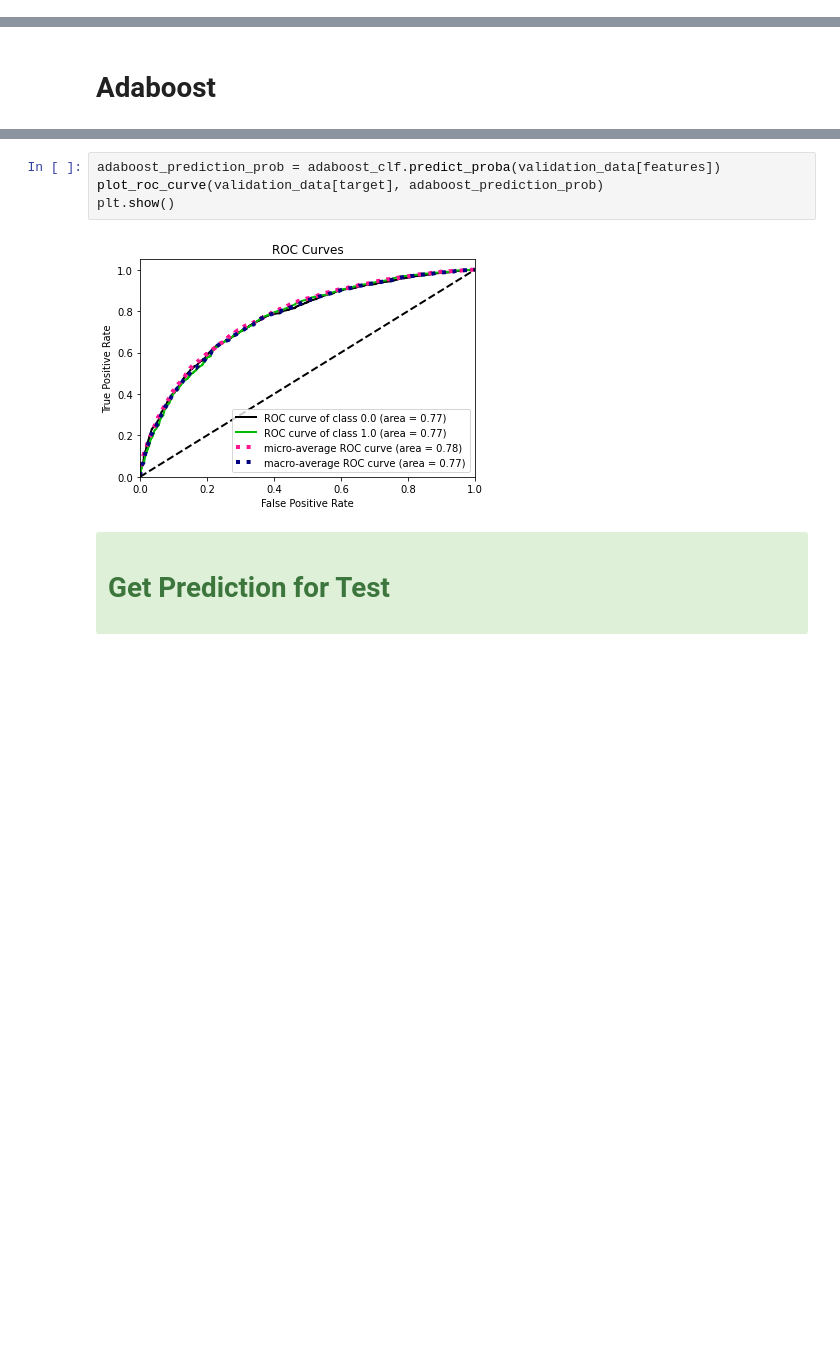
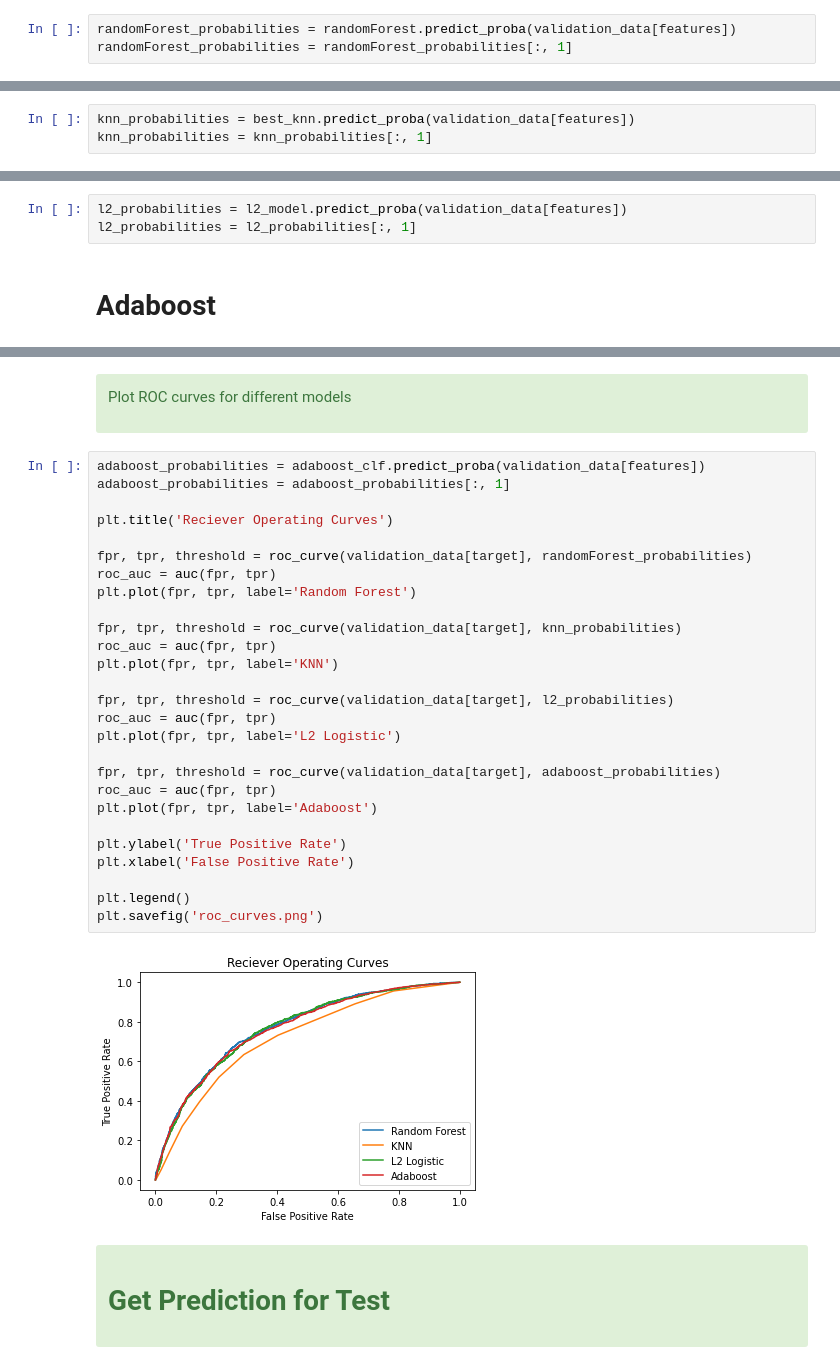
Before and after one commit to beirern/Rain-HW, a Jupyter notebook: _rain.ipynb, the cells around one changed output, grey strips where cells are left out. Cells and saved outputs as stored; diff of their text form; blank space fills up the shorter version.

```diff
--- a/_rain.ipynb
+++ b/_rain.ipynb
@@ -152,3 +145,6 @@ plt.show()
+# %%
+randomForest_probabilities = randomForest.predict_proba(validation_data[features])
+randomForest_probabilities = randomForest_probabilities[:, 1]
 # %% [markdown]
 <div class="alert alert-block alert-success">
 <h1>KNearestNeighbor</h1>
@@ -210,3 +200,6 @@ plt.show()
+# %%
+knn_probabilities = best_knn.predict_proba(validation_data[features])
+knn_probabilities = knn_probabilities[:, 1]
 # %% [markdown]
 <div class="alert alert-block alert-success">
 <h1>Logistic Regression</h1>
@@ -329,2 +272,5 @@ plt.show()
+# %%
+l2_probabilities = l2_model.predict_proba(validation_data[features])
+l2_probabilities = l2_probabilities[:, 1]
 # %% [markdown]
 # Adaboost
@@ -339,9 +289,36 @@ Adaboost Model Accuracy = 0.7078829422620617
-# %%
-adaboost_prediction_prob = adaboost_clf.predict_proba(validation_data[features])
-plot_roc_curve(validation_data[target], adaboost_prediction_prob)
-plt.show()
-# %% [output]
-[figure, removed]
+# %% [markdown]
+<div class="alert alert-block alert-success">
+<p>Plot ROC curves for different models</p>
+</div>
+# %%
+adaboost_probabilities = adaboost_clf.predict_proba(validation_data[features])
+adaboost_probabilities = adaboost_probabilities[:, 1]
+
+plt.title('Reciever Operating Curves')
+
+fpr, tpr, threshold = roc_curve(validation_data[target], randomForest_probabilities)
+roc_auc = auc(fpr, tpr)
+plt.plot(fpr, tpr, label='Random Forest')
+
+fpr, tpr, threshold = roc_curve(validation_data[target], knn_probabilities)
+roc_auc = auc(fpr, tpr)
+plt.plot(fpr, tpr, label='KNN')
+
+fpr, tpr, threshold = roc_curve(validation_data[target], l2_probabilities)
+roc_auc = auc(fpr, tpr)
+plt.plot(fpr, tpr, label='L2 Logistic')
+
+fpr, tpr, threshold = roc_curve(validation_data[target], adaboost_probabilities)
+roc_auc = auc(fpr, tpr)
+plt.plot(fpr, tpr, label='Adaboost')
+
+plt.ylabel('True Positive Rate')
+plt.xlabel('False Positive Rate')
+
+plt.legend()
+plt.savefig('roc_curves.png')
+# %% [output]
+[figure, added]
 # %% [markdown]
 <div class="alert alert-block alert-success">
 <h1>Get Prediction for Test</h1>
```
Also changed, not shown: parts of 29 cells of this notebook, 2 other files.
